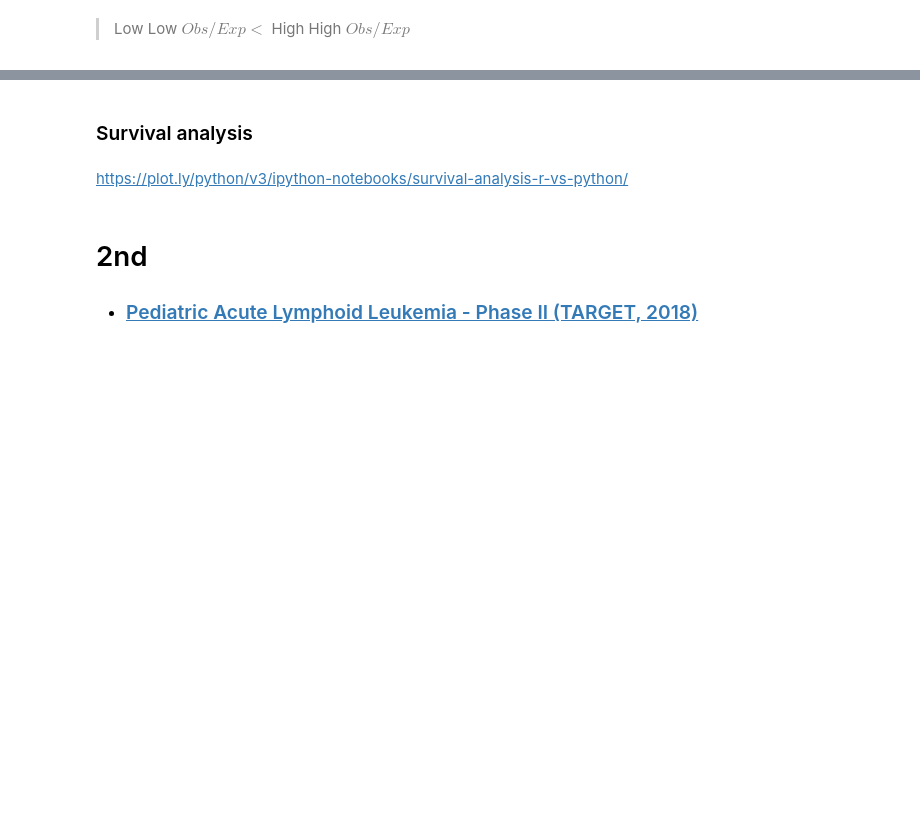
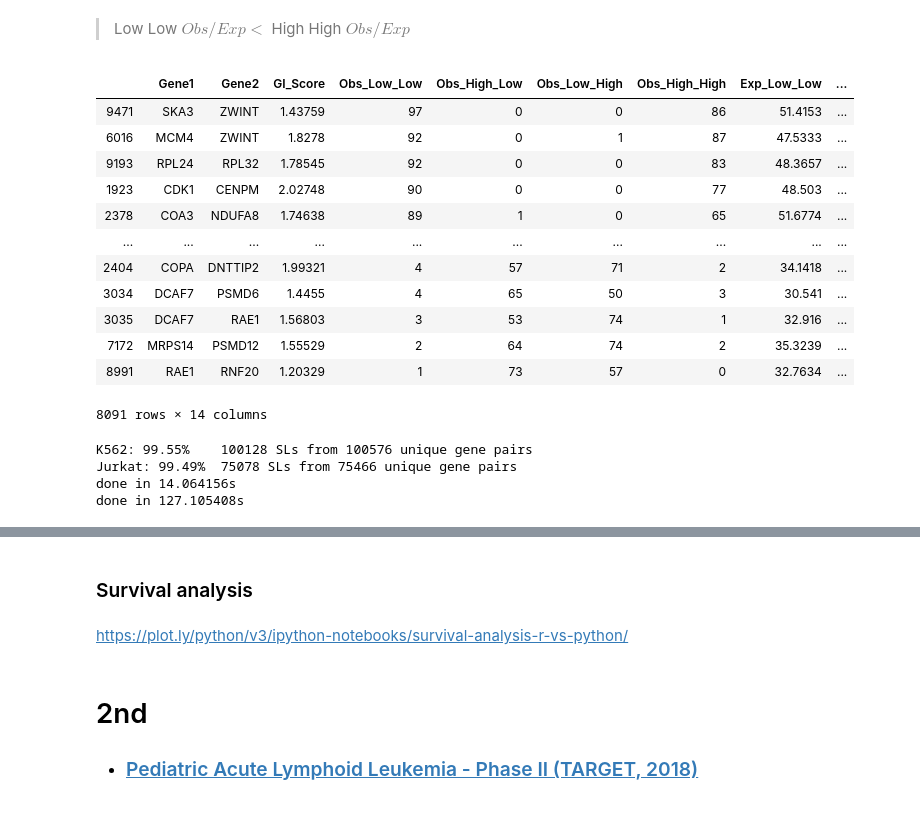
Before and after one commit to goodarzilab/Abe, a Jupyter notebook: Projects/Patient_GI/notebook.ipynb, the cells around one changed output, grey strips where cells are left out. Drawn from its saved outputs; the diff is of its cells as text; code cells hidden in the pictures; blank space fills up the shorter version.

```diff
--- a/Projects/Patient_GI/notebook.ipynb
+++ b/Projects/Patient_GI/notebook.ipynb
@@ -243,2 +332,31 @@ done in 125.003775s
 # %% [markdown]
 > Low Low $Obs/Exp <  $ High High $Obs/Exp$
+# %%
+test[
+#     ((test.Obs_Low_Low/ test.Exp_Low_Low) < (test.Obs_High_High/test.Exp_High_High))
+    (test.Obs_Low_Low < test.Obs_High_High) &
+    (test.Obs_Low_Low < test.Obs_Low_High) &
+    (test.Obs_Low_Low < test.Obs_High_Low)
+    & test.ChiPval < 1e-10
+].sort_values('Obs_Low_Low', ascending = False)
+# %% [output]
+|  | Gene1 | Gene2 | GI_Score | Obs_Low_Low | Obs_High_Low | Obs_Low_High | Obs_High_High | Exp_Low_Low | ... |
+| 9471 | SKA3 | ZWINT | 1.43759 | 97 | 0 | 0 | 86 | 51.4153 | ... |
+| 6016 | MCM4 | ZWINT | 1.8278 | 92 | 0 | 1 | 87 | 47.5333 | ... |
+| 9193 | RPL24 | RPL32 | 1.78545 | 92 | 0 | 0 | 83 | 48.3657 | ... |
+| 1923 | CDK1 | CENPM | 2.02748 | 90 | 0 | 0 | 77 | 48.503 | ... |
+| 2378 | COA3 | NDUFA8 | 1.74638 | 89 | 1 | 0 | 65 | 51.6774 | ... |
+| ... | ... | ... | ... | ... | ... | ... | ... | ... | ... |
+| 2404 | COPA | DNTTIP2 | 1.99321 | 4 | 57 | 71 | 2 | 34.1418 | ... |
+| 3034 | DCAF7 | PSMD6 | 1.4455 | 4 | 65 | 50 | 3 | 30.541 | ... |
+| 3035 | DCAF7 | RAE1 | 1.56803 | 3 | 53 | 74 | 1 | 32.916 | ... |
+| 7172 | MRPS14 | PSMD12 | 1.55529 | 2 | 64 | 74 | 2 | 35.3239 | ... |
+| 8991 | RAE1 | RNF20 | 1.20329 | 1 | 73 | 57 | 0 | 32.7634 | ... |
+8091 rows × 14 columns
+# %%
+r_test = random_test('cBioPortal/aml_ohsu_2018/data_RNA_Seq_mRNA_median_Zscores.txt', cell_line = 'Jurkat')
+# %% [output]
+K562: 99.55%    100128 SLs from 100576 unique gene pairs
+Jurkat: 99.49%  75078 SLs from 75466 unique gene pairs
+done in 14.064156s
+done in 127.105408s
```
Also changed, not shown: parts of 36 cells of this notebook.
